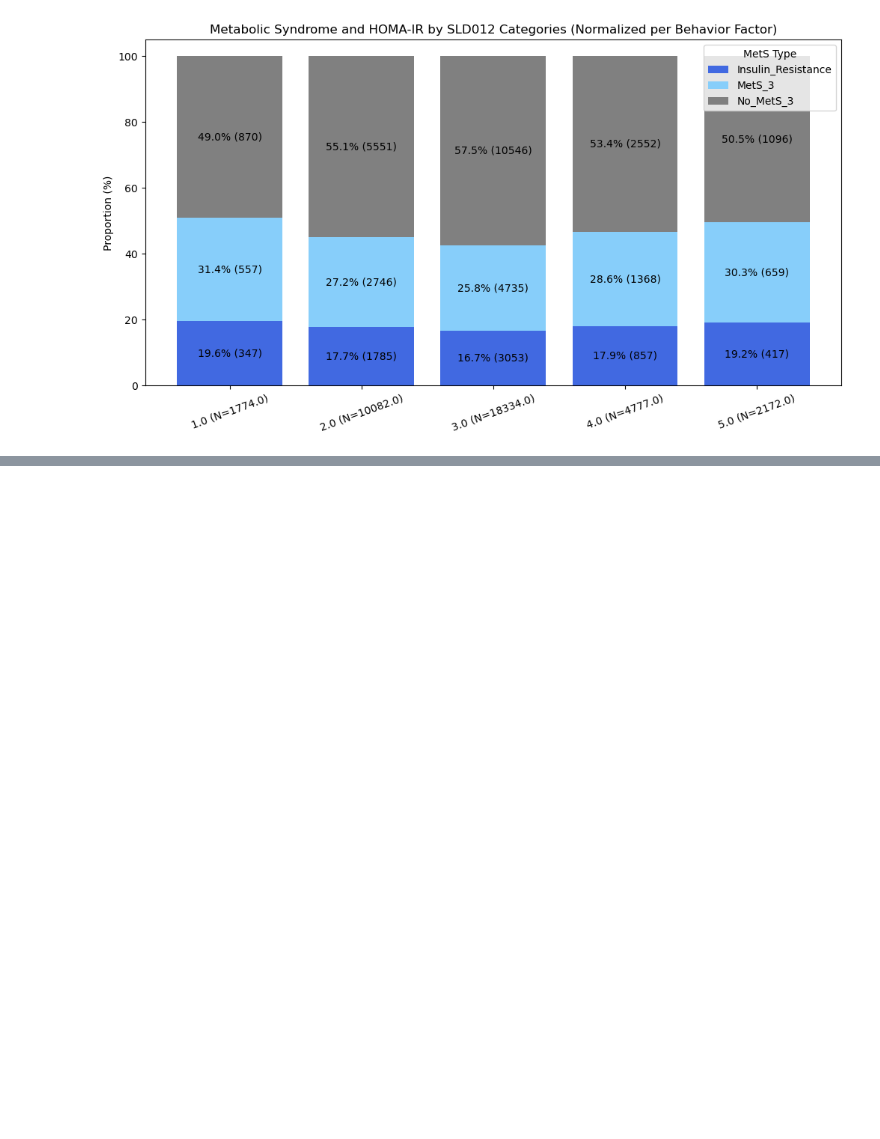
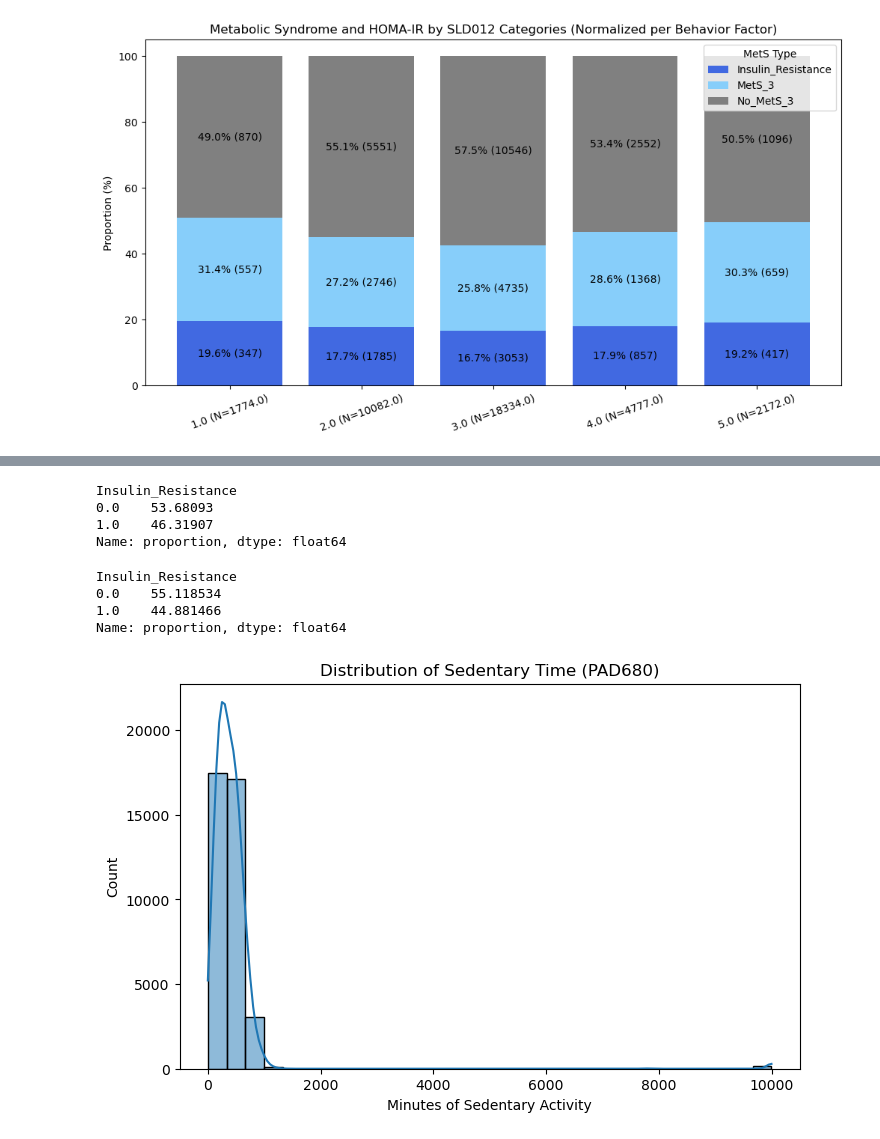
Before and after one commit to artmskfr/HealthScope-Diabetes, a Jupyter notebook: notebooks/data_prep.ipynb, the cells around one changed output, grey strips where cells are left out. Cells and saved outputs as stored; diff of their text form; code cells hidden in the pictures; blank space fills up the shorter version.

```diff
--- a/notebooks/data_prep.ipynb
+++ b/notebooks/data_prep.ipynb
@@ -1004,0 +1278,4 @@ La base de données contient les colonnes suivantes :
+# %%
+bins = [0, 1, 2, 3,4, float('inf')]
+labels = ['Poor', 'Low Income', 'Middle Income', 'High Income','High Income+']
+df['Income_Category'] = pd.cut(df['INDFMPIR'], bins=bins, labels=labels, include_lowest=True)
@@ -1004,0 +1308,34 @@ La base de données contient les colonnes suivantes :
+# %%
+df_diabetes = df[df['PAQ650'] == 2]  # Оставляем только диабетиков
+df_diabetes['Insulin_Resistance'].value_counts(normalize=True).sort_index() * 100
+# %% [output]
+Insulin_Resistance
+0.0    53.68093
+1.0    46.31907
+Name: proportion, dtype: float64
+# %%
+df_diabetes = df[df['PAD680'] >= 490]  # Оставляем только диабетиков
+df_diabetes['Insulin_Resistance'].value_counts(normalize=True).sort_index() * 100
+# %% [output]
+Insulin_Resistance
+0.0    55.118534
+1.0    44.881466
+Name: proportion, dtype: float64
+# %%
+df["Sedentary_Level"] = pd.cut(
+    df["PAD680"],
+    bins=[0, 180, 360, 600, 900, 1320],  # 3ч, 6ч, 10ч, 15ч, 22ч
+    labels=["Low", "Moderate", "High", "Very High", "Extreme"]
+)
+# %%
+import seaborn as sns
+import matplotlib.pyplot as plt
+
+plt.figure(figsize=(8,5))
+sns.histplot(df['PAD680'], bins=30, kde=True)
+plt.xlabel("Minutes of Sedentary Activity")
+plt.ylabel("Count")
+plt.title("Distribution of Sedentary Time (PAD680)")
+plt.show()
+# %% [output]
+[figure, added]
```
Also changed, not shown: parts of 13 cells of this notebook, 11 other files.
